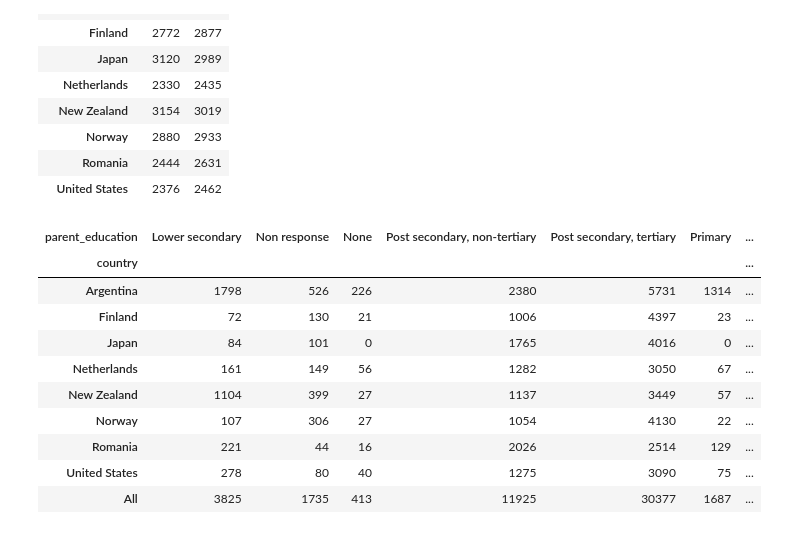
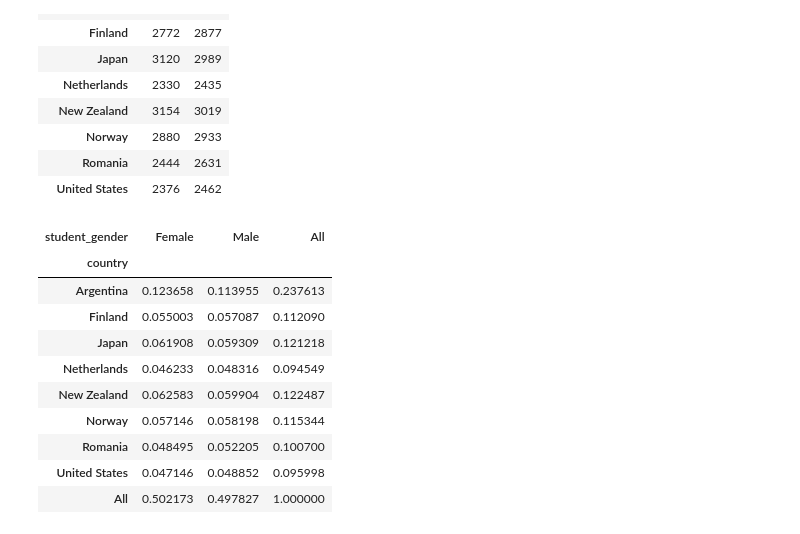
Before and after one commit to worldbank/Python-for-Data-Science, a Jupyter notebook: June_2021_ETEC/day_2/3b_EDA_pandas.ipynb, the cells around one changed output. Cells and saved outputs as stored; diff of their text form; code cells hidden in the pictures.

```diff
--- a/June_2021_ETEC/day_2/3b_EDA_pandas.ipynb
+++ b/June_2021_ETEC/day_2/3b_EDA_pandas.ipynb
@@ -397,19 +200,18 @@ pd.crosstab(df.country, df.student_gender)
 | Romania | 2444 | 2631 |
 | United States | 2376 | 2462 |
 # %%
-# Explore how observations are distributed across country and parent_education levels
-# Show category totals under "All"
+# To get crosstab in percentages, with totals under "All"
 
-pd.crosstab(df.country, df.parent_education, margins = True)
+pd.crosstab(df.country, df.student_gender, normalize=True, margins = True)
 # %% [output]
-| parent_education | Lower secondary | Non response | None | Post secondary, non-tertiary | Post secondary, tertiary | Primary | ... |
-| country |  |  |  |  |  |  | ... |
-| Argentina | 1798 | 526 | 226 | 2380 | 5731 | 1314 | ... |
-| Finland | 72 | 130 | 21 | 1006 | 4397 | 23 | ... |
-| Japan | 84 | 101 | 0 | 1765 | 4016 | 0 | ... |
-| Netherlands | 161 | 149 | 56 | 1282 | 3050 | 67 | ... |
-| New Zealand | 1104 | 399 | 27 | 1137 | 3449 | 57 | ... |
-| Norway | 107 | 306 | 27 | 1054 | 4130 | 22 | ... |
-| Romania | 221 | 44 | 16 | 2026 | 2514 | 129 | ... |
-| United States | 278 | 80 | 40 | 1275 | 3090 | 75 | ... |
-| All | 3825 | 1735 | 413 | 11925 | 30377 | 1687 | ... |
+| student_gender | Female | Male | All |
+| country |  |  |  |
+| Argentina | 0.123658 | 0.113955 | 0.237613 |
+| Finland | 0.055003 | 0.057087 | 0.112090 |
+| Japan | 0.061908 | 0.059309 | 0.121218 |
+| Netherlands | 0.046233 | 0.048316 | 0.094549 |
+| New Zealand | 0.062583 | 0.059904 | 0.122487 |
+| Norway | 0.057146 | 0.058198 | 0.115344 |
+| Romania | 0.048495 | 0.052205 | 0.100700 |
+| United States | 0.047146 | 0.048852 | 0.095998 |
+| All | 0.502173 | 0.497827 | 1.000000 |
```
Also changed, not shown: parts of 82 cells of this notebook, 2 other files.
